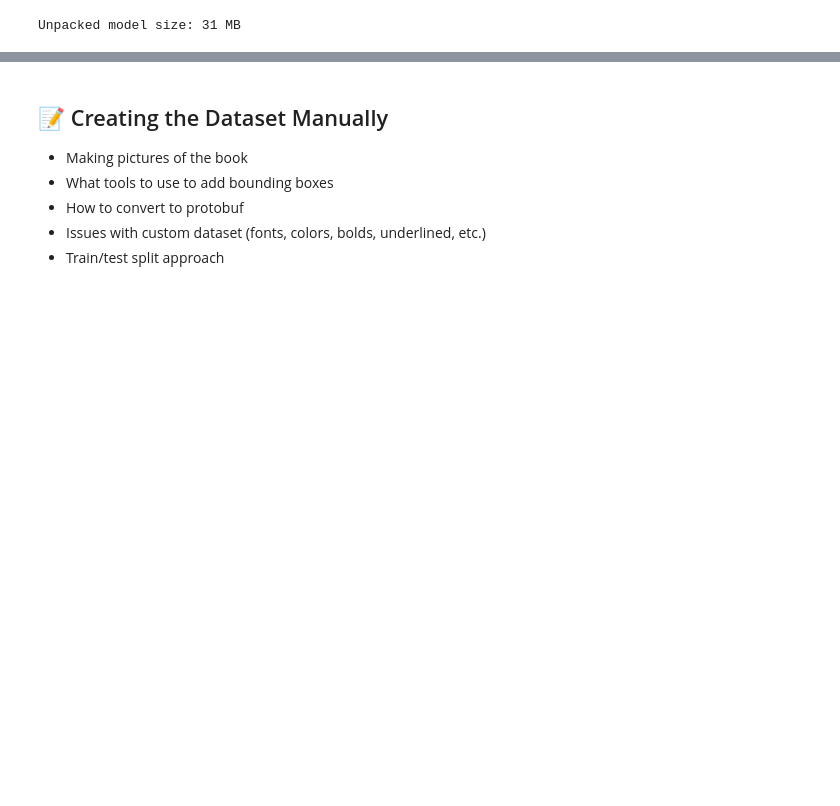
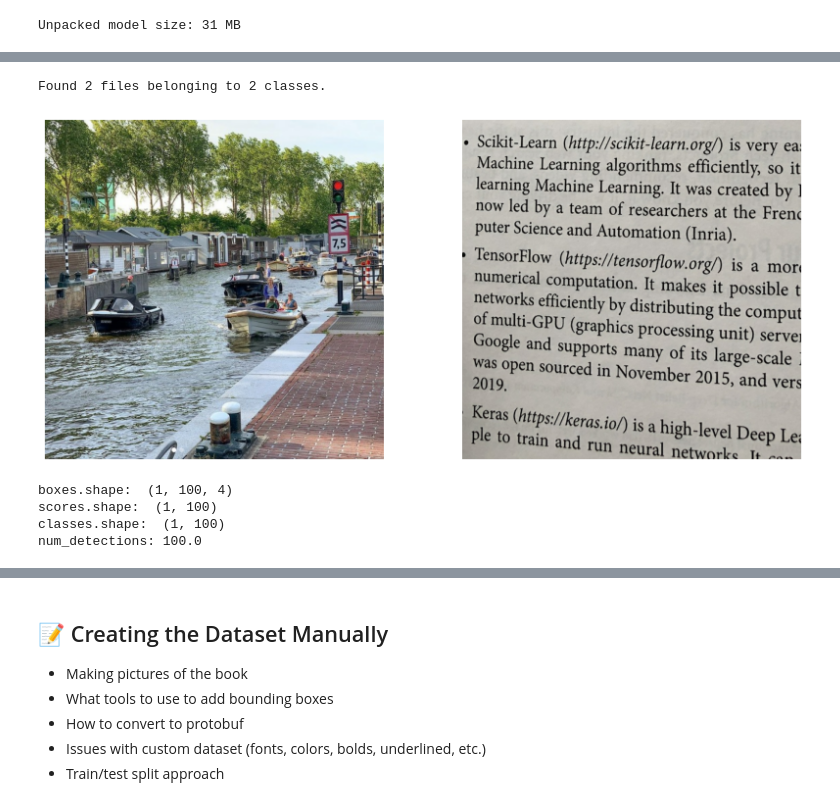
Before and after one commit to trekhleb/links-detector, a Jupyter notebook: articles/printed_links_detection/printed_links_detection.ipynb, the cells around one changed output, grey strips where cells are left out. Saved outputs shown, nothing was run; the diff lists cells and outputs as text; code cells hidden in the pictures; blank space fills up the shorter version.

```diff
--- a/articles/printed_links_detection/printed_links_detection.ipynb
+++ b/articles/printed_links_detection/printed_links_detection.ipynb
@@ -537,0 +885,25 @@ Unpacked model size: 31 MB
+# %%
+import matplotlib.pyplot as plt
+%matplotlib inline
+
+# Creating a TensorFlow dataset of just one image.
+inference_ds = tf.keras.preprocessing.image_dataset_from_directory(
+  directory='inference',
+  image_size=(640, 640),
+  batch_size=1,
+  shuffle=False,
+  label_mode=None
+)
+# Numpy version of the dataset.
+inference_ds_numpy = list(inference_ds.as_numpy_iterator())
+
+# You may preview the images in dataset like this.
+plt.figure(figsize=(14, 14))
+for i, image in enumerate(inference_ds_numpy):
+    plt.subplot(2, 2, i + 1)
+    plt.imshow(image[0].astype("uint8"))
+    plt.axis("off")
+plt.show()
+# %% [output]
+Found 2 files belonging to 2 classes.
+[figure, added]
@@ -537,0 +915,15 @@ Unpacked model size: 31 MB
+# %%
+boxes = detections['detection_boxes'].numpy()
+scores = detections['detection_scores'].numpy()
+classes = detections['detection_classes'].numpy()
+num_detections = detections['num_detections'].numpy()[0]
+
+print('boxes.shape: ', boxes.shape)
+print('scores.shape: ', scores.shape)
+print('classes.shape: ', classes.shape)
+print('num_detections:', num_detections)
+# %% [output]
+boxes.shape:  (1, 100, 4)
+scores.shape:  (1, 100)
+classes.shape:  (1, 100)
+num_detections: 100.0
```
Also changed, not shown: parts of 21 cells of this notebook.
